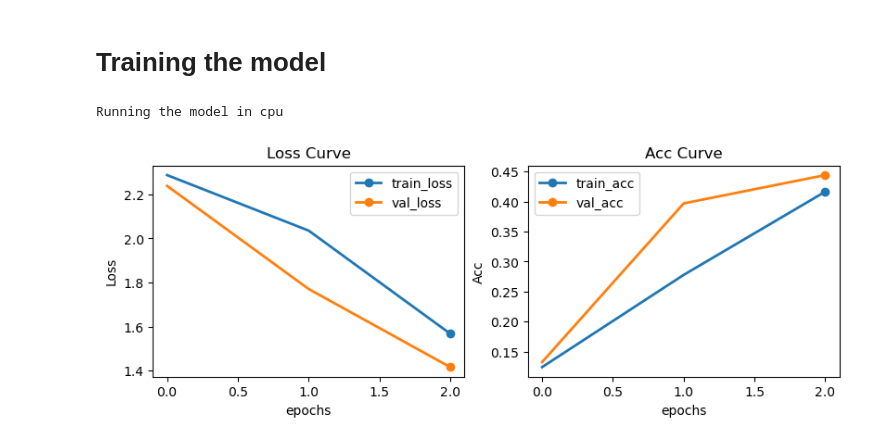
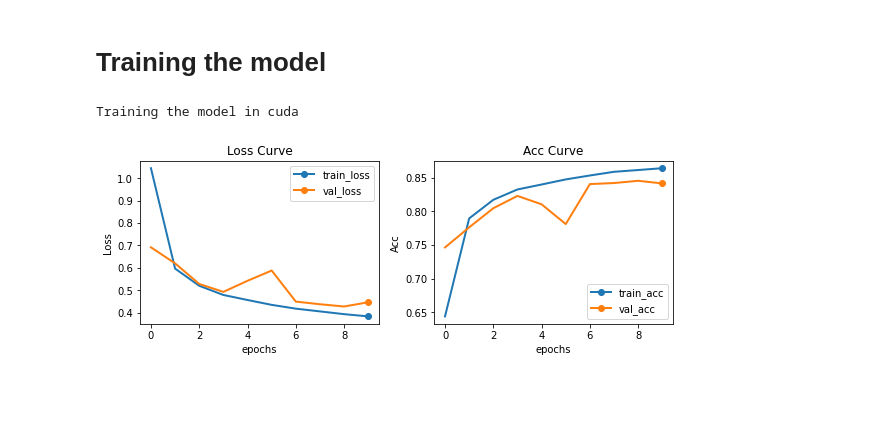
Before and after one commit to Lashi0812/PyTorch2, a Jupyter notebook: 03_MLP/ImplementingMLP.ipynb, the cells around one changed output. Saved outputs shown, nothing was run; the diff lists cells and outputs as text; code cells hidden in the pictures; blank space fills up the shorter version.

```diff
--- a/03_MLP/ImplementingMLP.ipynb
+++ b/03_MLP/ImplementingMLP.ipynb
@@ -95,9 +98,9 @@ class MLPScratch(helper.Classifier):
 # Training the model
 # %%
 data = FashionMNIST(batch_size=256)
-model = MLPScratch(num_inputs=28*28,num_hiddens=10,num_outputs=10,lr=0.01)
-trainer = helper.Trainer(max_epochs=3)
+model = MLPScratch(num_inputs=28*28,num_hiddens=256,num_outputs=10,lr=0.1)
+trainer = helper.Trainer(max_epochs=10)
 trainer.fit(model,data)
 # %% [output]
-Running the model in cpu
+Training the model in cuda
-[figure, old version]
+[figure, new version]
```
Also changed, not shown: parts of 1 cell of this notebook.
